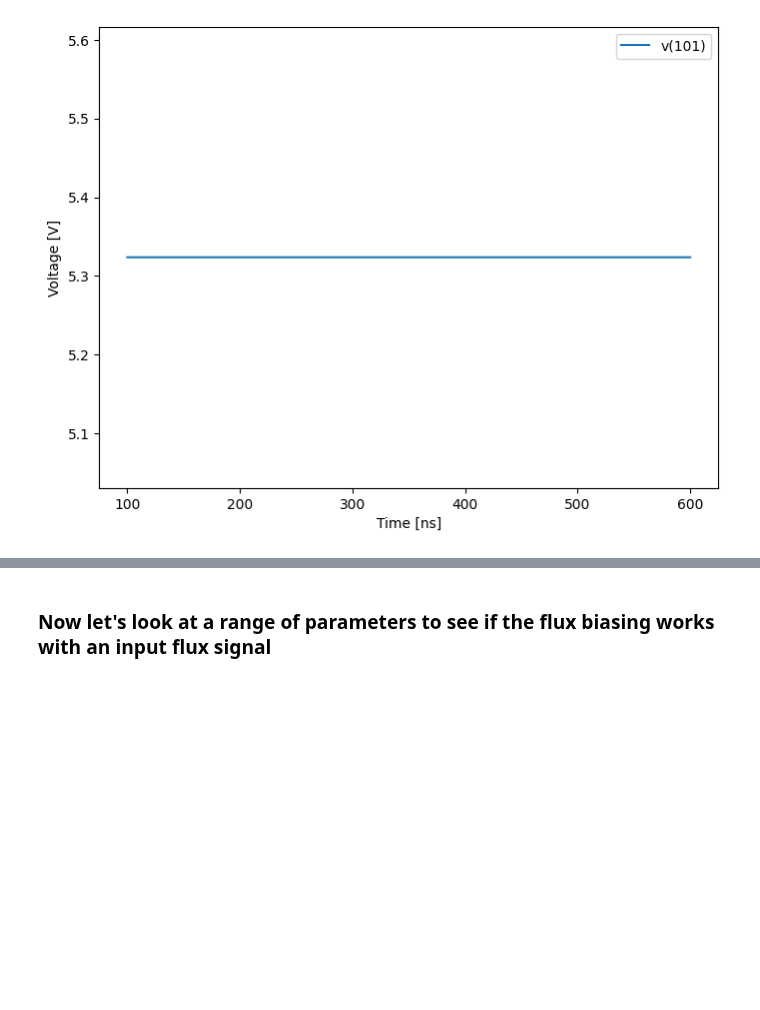
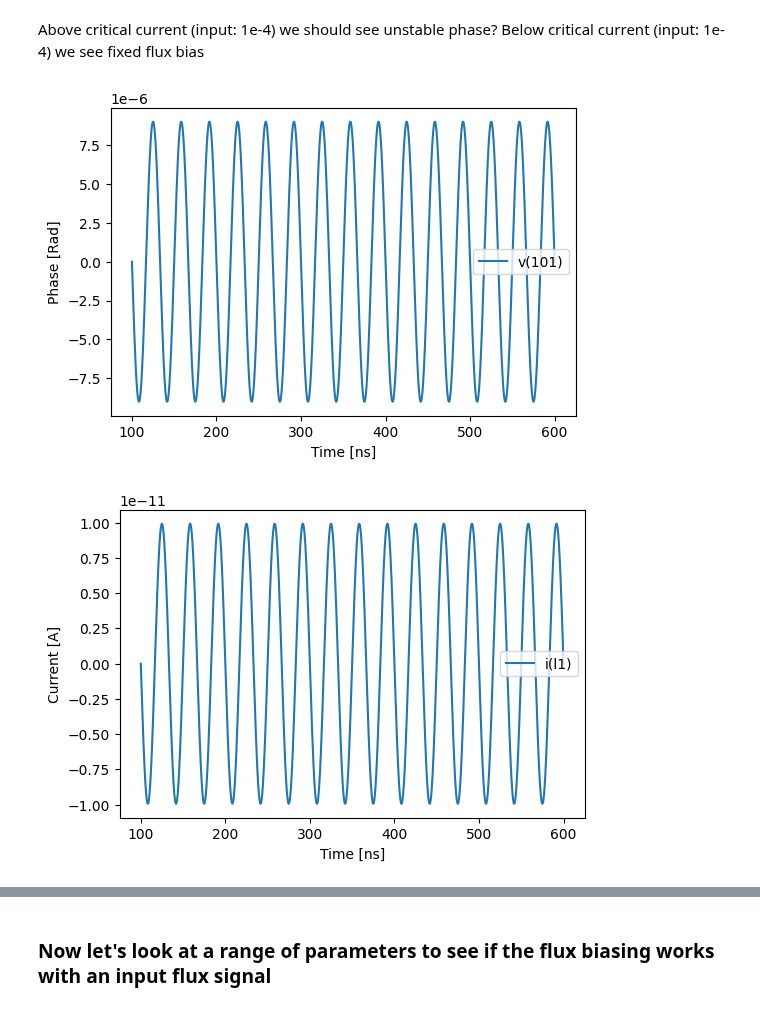
Before and after one commit to SLAC-FPD/bode-fano, a Jupyter notebook: dcbias_test.ipynb, the cells around one changed output, grey strips where cells are left out. Saved outputs shown, nothing was run; the diff lists cells and outputs as text; code cells hidden in the pictures; blank space fills up the shorter version.

```diff
--- a/dcbias_test.ipynb
+++ b/dcbias_test.ipynb
@@ -14,0 +94,9 @@ engine = simulation.WRWrapper(command = "/mnt/c/Users/pstark/xictools/wrspice/bi
+# %%
+%%time
+dat2 = engine.run(parallel, **params)
+
+# Extract the data
+dat2 = dat2.to_array()
+ts = dat2[0]
+v2 = dat2[1]
+v3 = dat2[2]
@@ -14,0 +123,13 @@ engine = simulation.WRWrapper(command = "/mnt/c/Users/pstark/xictools/wrspice/bi
+# %%
+### Now let's go over the critical current
+
+params["ibias_mag"] = 2e-6
+# %%
+%%time
+dat2 = engine.run(parallel, **params)
+
+# Extract the data
+dat2 = dat2.to_array()
+ts = dat2[0]
+v2 = dat2[1]
+v3 = dat2[2]
@@ -32,9 +176,10 @@ write {output_file} i(l1) v(101)
 
 sw = simulation.WRWrapper(dc_bias, command = "/mnt/c/Users/pstark/xictools/wrspice/bin/wrspice")
 # %%
-params = {'level':1, 'icrit_mag': 1.0e-6, 'i1_phase': 0, 'i1_mag': 1e-9, 'i1_freq': 30e6, 'idc_mag': 1.06157895e-04,
-          'l0_mag': 3e-12, 'k1_mag': 1, 'l1_mag': 3e-12, 'ics1_mag': 1.1e-6, 'phi1_mag': 0, 'ics2_mag': 2.2e-6, 'phi2_mag': 0,
-          'l2_mag': 1e-10, 'tran_step': 1e-11, 'tran_stop': 6e-7, 'tran_start': 1e-7, 'maxdata': 1024000, 'output_file': None}
+params = {'level':1, 'icrit_mag': 1.0e-6, 'i1_phase': 0, 'i1_mag': 1e-9, 'i1_freq': 30e6, 'idc_mag': 0,
+          'l0_mag': 3e-12, 'k1_mag': 1, 'l1_mag': 3e-12, 'ics1_mag': 1.1e-6, 'phi1_mag': 0,
+          'l2_mag': 3e-10, 'tran_step': 1e-11, 'tran_stop': 6e-7, 'tran_start': 1e-7, 'maxdata': 1024000, 'output_file': None}
+
 # Check the script before running
 print(dc_bias.format(**params))
 # %% [output]
@@ -69,11 +215,20 @@ Wall time: 20.8 s
+# %% [markdown]
+Above critical current (input: 1e-4) we should see unstable phase?
+Below critical current (input: 1e-4) we see fixed flux bias
 # %%
 # Plot the data
-fig = plt.figure(figsize=(8,6))
-#plt.plot(ts*1e9, v2, label="@b1[phase]")
-plt.plot(ts*1e9, v3%(2*np.pi), label="v(101)")
+plt.figure(figsize=(6,4))
+plt.plot(ts*1e9, v3, label="v(101)")
 plt.xlabel("Time [ns]")
-plt.ylabel("Voltage [V]")
+plt.ylabel("Phase [Rad]")
+plt.legend()
+
+plt.figure(figsize=(6,4))
+plt.plot(ts*1e9, v2, label="i(l1)")
+plt.xlabel("Time [ns]")
+plt.ylabel("Current [A]")
 plt.legend()
 plt.show()
 # %% [output]
-[figure, old version]
+[figure, new version]
+[figure, added]
```
Also changed, not shown: parts of 30 cells of this notebook.
